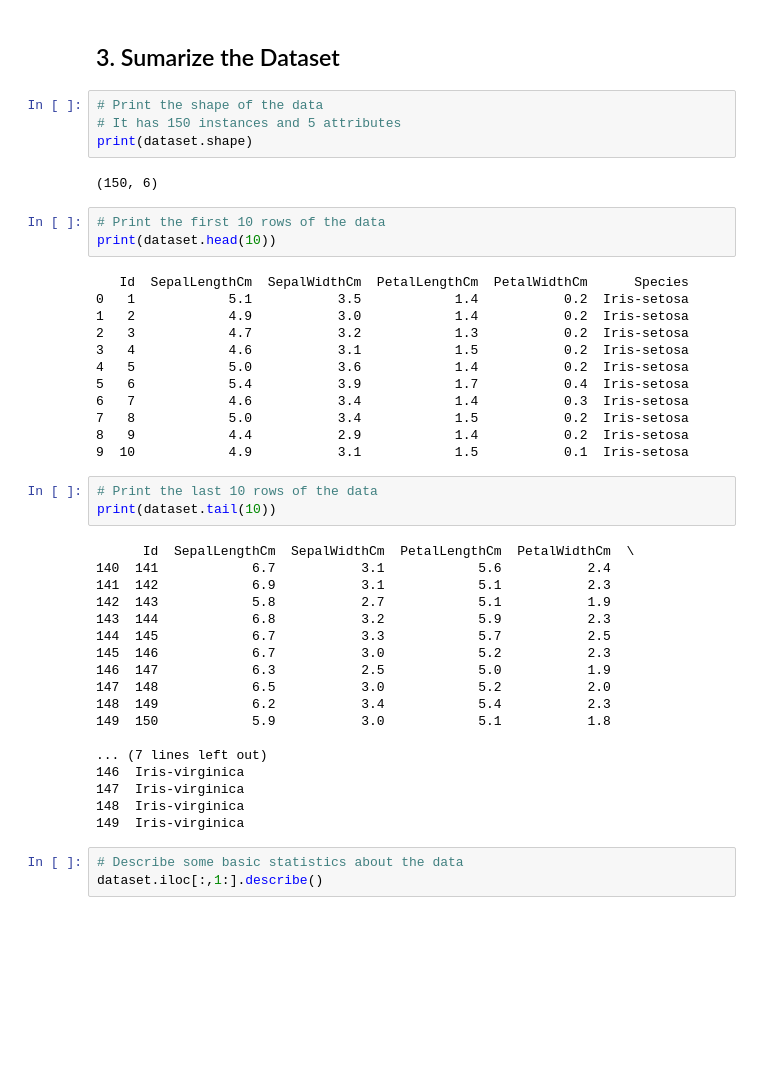
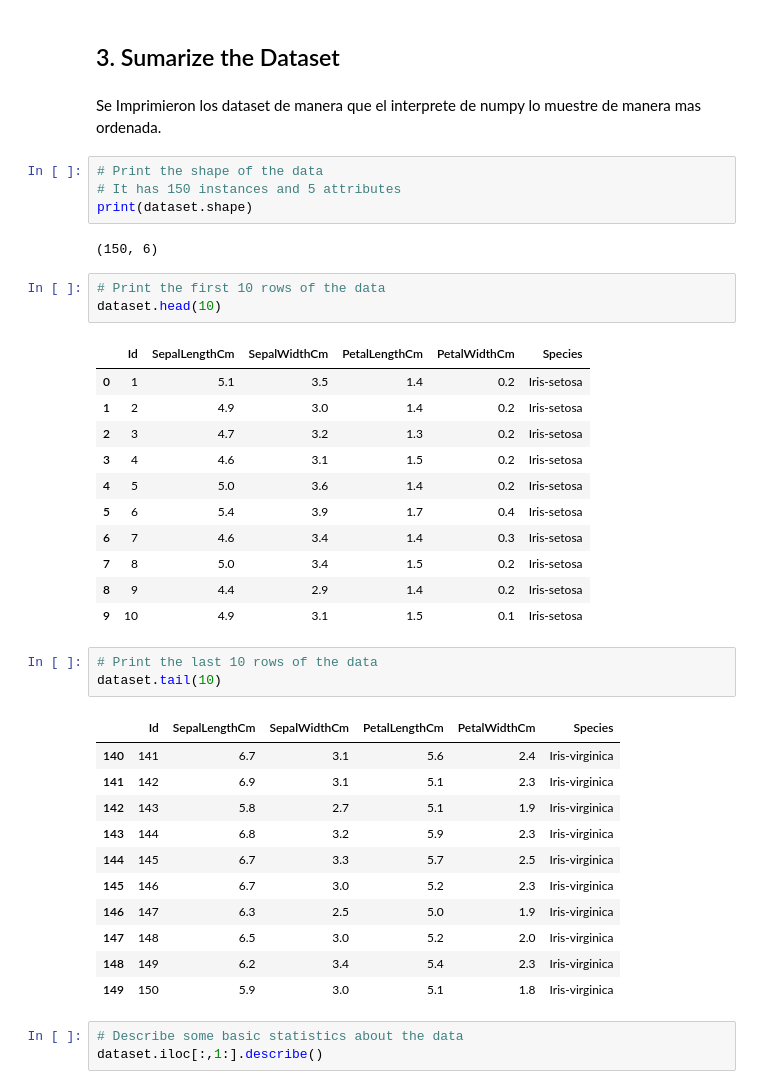
Before and after one commit to Roberto-VC/HT5-Mineria, a Jupyter notebook: Model_summary.ipynb, the cells around one changed output. Cells and saved outputs as stored; diff of their text form; blank space fills up the shorter version.

```diff
--- a/Model_summary.ipynb
+++ b/Model_summary.ipynb
@@ -59,6 +59,8 @@ import io
 dataset = pd.read_csv('https://jupyterlite.anaconda.cloud/b0df9a1c-3954-4c78-96e6-07ab473bea1a/files/iris/iris.csv', na_values=['NA'])
 # %% [markdown]
 ## 3. Sumarize the Dataset
+# %% [markdown]
+Se Imprimieron los dataset de manera que el interprete de numpy lo muestre de manera mas ordenada.
 # %%
 # Print the shape of the data
 # It has 150 instances and 5 attributes
@@ -67,40 +69,34 @@ print(dataset.shape)
 (150, 6)
 # %%
 # Print the first 10 rows of the data
-print(dataset.head(10))
+dataset.head(10)
 # %% [output]
-   Id  SepalLengthCm  SepalWidthCm  PetalLengthCm  PetalWidthCm      Species
-0   1            5.1           3.5            1.4           0.2  Iris-setosa
-1   2            4.9           3.0            1.4           0.2  Iris-setosa
-2   3            4.7           3.2            1.3           0.2  Iris-setosa
-3   4            4.6           3.1            1.5           0.2  Iris-setosa
-4   5            5.0           3.6            1.4           0.2  Iris-setosa
-5   6            5.4           3.9            1.7           0.4  Iris-setosa
-6   7            4.6           3.4            1.4           0.3  Iris-setosa
-7   8            5.0           3.4            1.5           0.2  Iris-setosa
-8   9            4.4           2.9            1.4           0.2  Iris-setosa
-9  10            4.9           3.1            1.5           0.1  Iris-setosa
+|  | Id | SepalLengthCm | SepalWidthCm | PetalLengthCm | PetalWidthCm | Species |
+| 0 | 1 | 5.1 | 3.5 | 1.4 | 0.2 | Iris-setosa |
+| 1 | 2 | 4.9 | 3.0 | 1.4 | 0.2 | Iris-setosa |
+| 2 | 3 | 4.7 | 3.2 | 1.3 | 0.2 | Iris-setosa |
+| 3 | 4 | 4.6 | 3.1 | 1.5 | 0.2 | Iris-setosa |
+| 4 | 5 | 5.0 | 3.6 | 1.4 | 0.2 | Iris-setosa |
+| 5 | 6 | 5.4 | 3.9 | 1.7 | 0.4 | Iris-setosa |
+| 6 | 7 | 4.6 | 3.4 | 1.4 | 0.3 | Iris-setosa |
+| 7 | 8 | 5.0 | 3.4 | 1.5 | 0.2 | Iris-setosa |
+| 8 | 9 | 4.4 | 2.9 | 1.4 | 0.2 | Iris-setosa |
+| 9 | 10 | 4.9 | 3.1 | 1.5 | 0.1 | Iris-setosa |
 # %%
 # Print the last 10 rows of the data
-print(dataset.tail(10))
+dataset.tail(10)
 # %% [output]
-      Id  SepalLengthCm  SepalWidthCm  PetalLengthCm  PetalWidthCm  \
-140  141            6.7           3.1            5.6           2.4
-141  142            6.9           3.1            5.1           2.3
-142  143            5.8           2.7            5.1           1.9
-143  144            6.8           3.2            5.9           2.3
-144  145            6.7           3.3            5.7           2.5
-145  146            6.7           3.0            5.2           2.3
-146  147            6.3           2.5            5.0           1.9
-147  148            6.5           3.0            5.2           2.0
-148  149            6.2           3.4            5.4           2.3
-149  150            5.9           3.0            5.1           1.8
-
-... (7 lines left out)
-146  Iris-virginica
-147  Iris-virginica
-148  Iris-virginica
-149  Iris-virginica
+|  | Id | SepalLengthCm | SepalWidthCm | PetalLengthCm | PetalWidthCm | Species |
+| 140 | 141 | 6.7 | 3.1 | 5.6 | 2.4 | Iris-virginica |
+| 141 | 142 | 6.9 | 3.1 | 5.1 | 2.3 | Iris-virginica |
+| 142 | 143 | 5.8 | 2.7 | 5.1 | 1.9 | Iris-virginica |
+| 143 | 144 | 6.8 | 3.2 | 5.9 | 2.3 | Iris-virginica |
+| 144 | 145 | 6.7 | 3.3 | 5.7 | 2.5 | Iris-virginica |
+| 145 | 146 | 6.7 | 3.0 | 5.2 | 2.3 | Iris-virginica |
+| 146 | 147 | 6.3 | 2.5 | 5.0 | 1.9 | Iris-virginica |
+| 147 | 148 | 6.5 | 3.0 | 5.2 | 2.0 | Iris-virginica |
+| 148 | 149 | 6.2 | 3.4 | 5.4 | 2.3 | Iris-virginica |
+| 149 | 150 | 5.9 | 3.0 | 5.1 | 1.8 | Iris-virginica |
 # %%
 # Describe some basic statistics about the data
 dataset.iloc[:,1:].describe()
```
Also changed, not shown: parts of 16 cells of this notebook.
